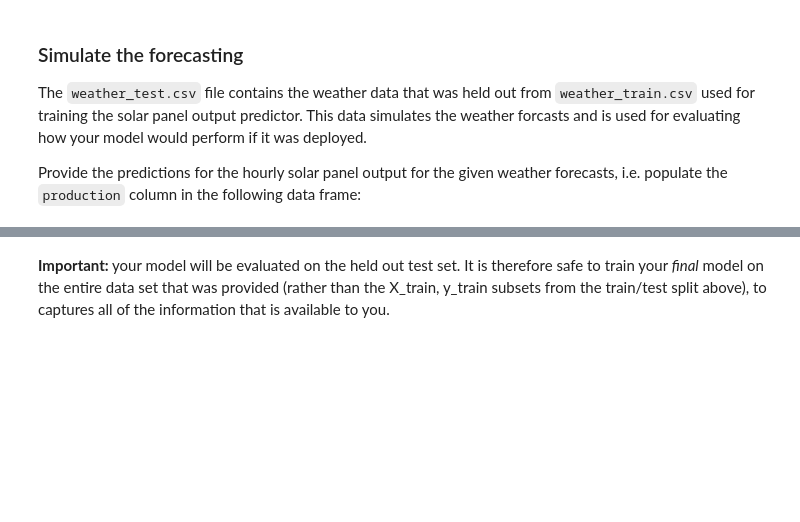
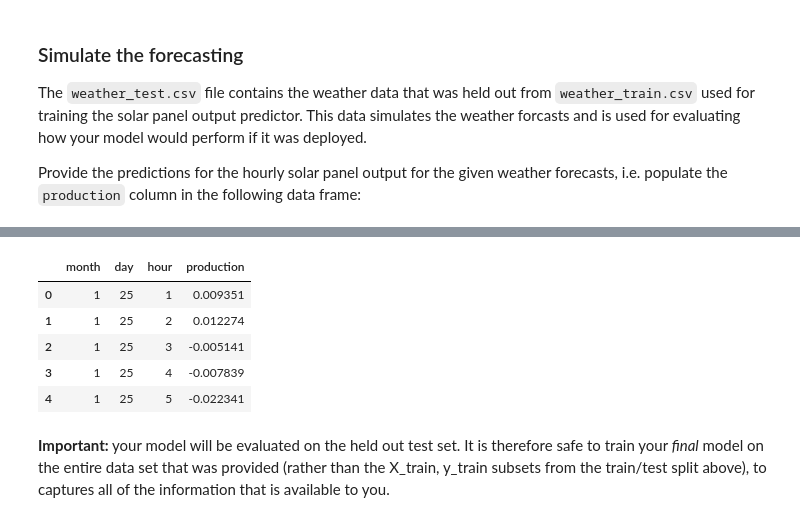
Before and after one commit to Jonuma/IoT_Project, a Jupyter notebook: data/assignment_joao.ipynb, the cells around one changed output, grey strips where cells are left out. Cells and saved outputs as stored; diff of their text form; code cells hidden in the pictures; blank space fills up the shorter version.

```diff
--- a/data/assignment_joao.ipynb
+++ b/data/assignment_joao.ipynb
@@ -736,6 +799,6 @@ X_final = prediction[X_s].as_matrix()
 prediction = prediction[['month', 'day', 'hour']]
 prediction['production'] = model.predict(X_final)
 len(prediction[prediction['production']<0])
+print(prediction.production.min())
 prediction.head()
-prediction.production.min()
 # %% [output]
@@ -743,3 +806,9 @@ prediction.production.min()
+|  | month | day | hour | production |
+| 0 | 1 | 25 | 1 | 0.009351 |
+| 1 | 1 | 25 | 2 | 0.012274 |
+| 2 | 1 | 25 | 3 | -0.005141 |
+| 3 | 1 | 25 | 4 | -0.007839 |
+| 4 | 1 | 25 | 5 | -0.022341 |
 # %% [markdown]
 **Important:** your model will be evaluated on the held out test set. It is therefore safe to train your *final* model on the entire data set that was provided (rather than the X_train, y_train subsets from the train/test split above), to captures all of the information that is available to you.
 # %% [markdown]
```
Also changed, not shown: parts of 13 cells of this notebook.
